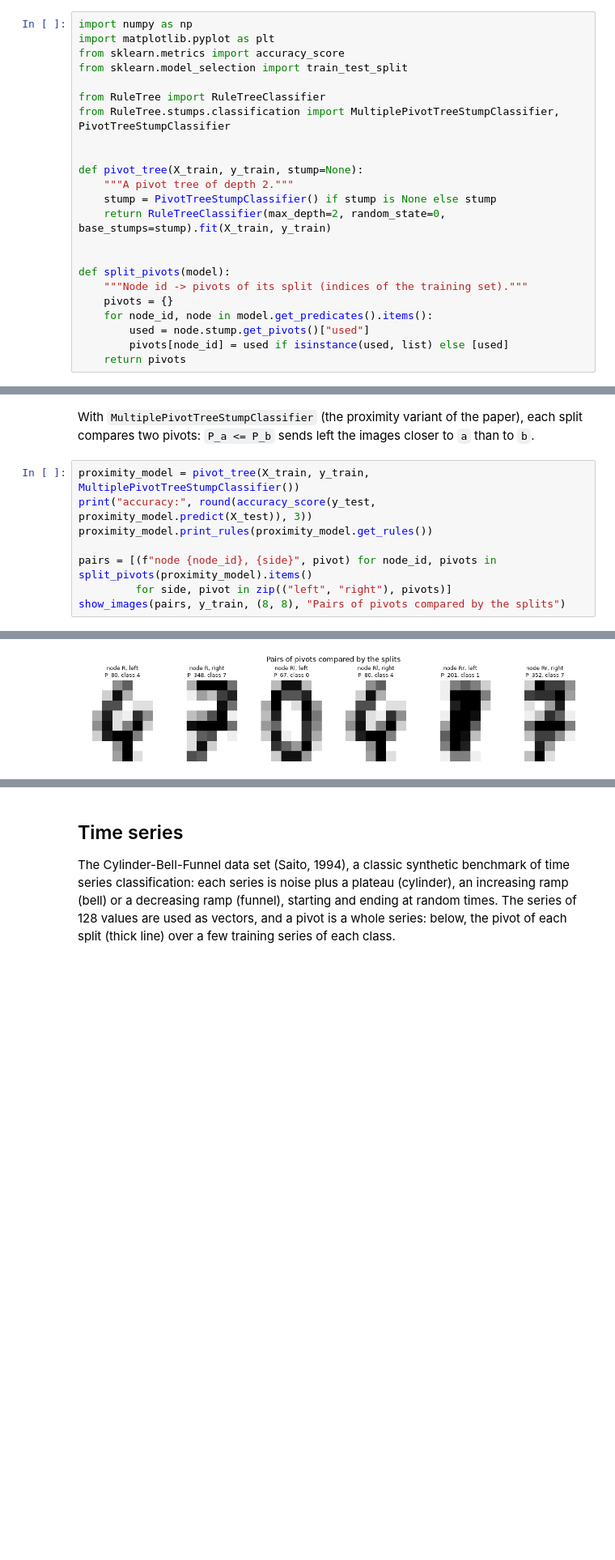
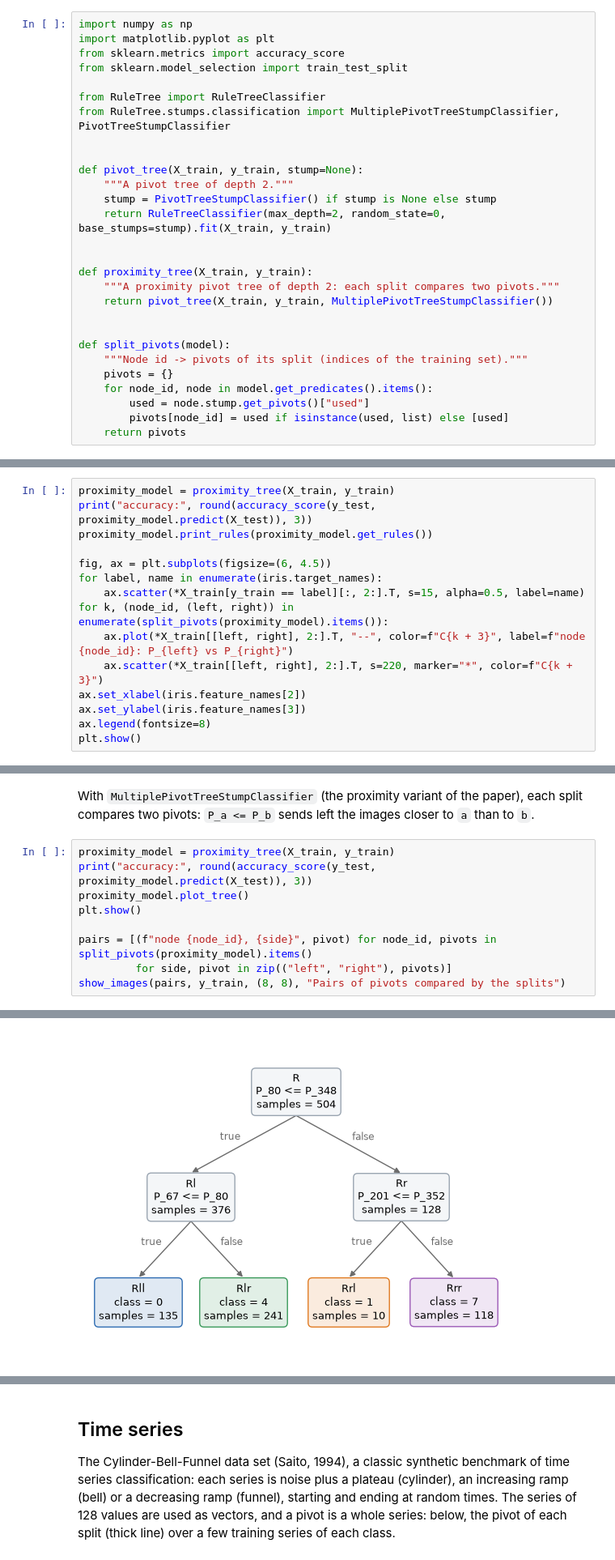
Before and after one commit to fismimosa/RuleTree, a Jupyter notebook: Examples/PivotTree_data_types.ipynb, the cells around one changed output, grey strips where cells are left out. Shown at 81% size. Saved outputs shown, nothing was run; the diff lists cells and outputs as text; blank space fills up the shorter version.

Commit message:
Esempio dei pivot tree sui tipi di dato: split di prossimità (MultiplePivot) per ogni tipo di dato

```diff
--- a/Examples/PivotTree_data_types.ipynb
+++ b/Examples/PivotTree_data_types.ipynb
@@ -22,6 +25,11 @@ def pivot_tree(X_train, y_train, stump=None):
     return RuleTreeClassifier(max_depth=2, random_state=0, base_stumps=stump).fit(X_train, y_train)
 
 
+def proximity_tree(X_train, y_train):
+    """A proximity pivot tree of depth 2: each split compares two pivots."""
+    return pivot_tree(X_train, y_train, MultiplePivotTreeStumpClassifier())
+
+
 def split_pivots(model):
     """Node id -> pivots of its split (indices of the training set)."""
     pivots = {}
@@ -72,0 +83,15 @@ plt.show()
+# %%
+proximity_model = proximity_tree(X_train, y_train)
+print("accuracy:", round(accuracy_score(y_test, proximity_model.predict(X_test)), 3))
+proximity_model.print_rules(proximity_model.get_rules())
+
+fig, ax = plt.subplots(figsize=(6, 4.5))
+for label, name in enumerate(iris.target_names):
+    ax.scatter(*X_train[y_train == label][:, 2:].T, s=15, alpha=0.5, label=name)
+for k, (node_id, (left, right)) in enumerate(split_pivots(proximity_model).items()):
+    ax.plot(*X_train[[left, right], 2:].T, "--", color=f"C{k + 3}", label=f"node {node_id}: P_{left} vs P_{right}")
+    ax.scatter(*X_train[[left, right], 2:].T, s=220, marker="*", color=f"C{k + 3}")
+ax.set_xlabel(iris.feature_names[2])
+ax.set_ylabel(iris.feature_names[3])
+ax.legend(fontsize=8)
+plt.show()
@@ -108,9 +143,10 @@ show_images([(f"node {node_id}", pivot) for node_id, (pivot,) in split_pivots(mo
 # %% [markdown]
 With `MultiplePivotTreeStumpClassifier` (the proximity variant of the paper), each split compares two pivots: `P_a <= P_b` sends left the images closer to `a` than to `b`.
 # %%
-proximity_model = pivot_tree(X_train, y_train, MultiplePivotTreeStumpClassifier())
+proximity_model = proximity_tree(X_train, y_train)
 print("accuracy:", round(accuracy_score(y_test, proximity_model.predict(X_test)), 3))
-proximity_model.print_rules(proximity_model.get_rules())
+proximity_model.plot_tree()
+plt.show()
 
 pairs = [(f"node {node_id}, {side}", pivot) for node_id, pivots in split_pivots(proximity_model).items()
          for side, pivot in zip(("left", "right"), pivots)]
@@ -130 +156 @@ accuracy: 0.727
-[figure, old version]
+[figure, new version]
```
Also changed, not shown: parts of 10 cells of this notebook.
